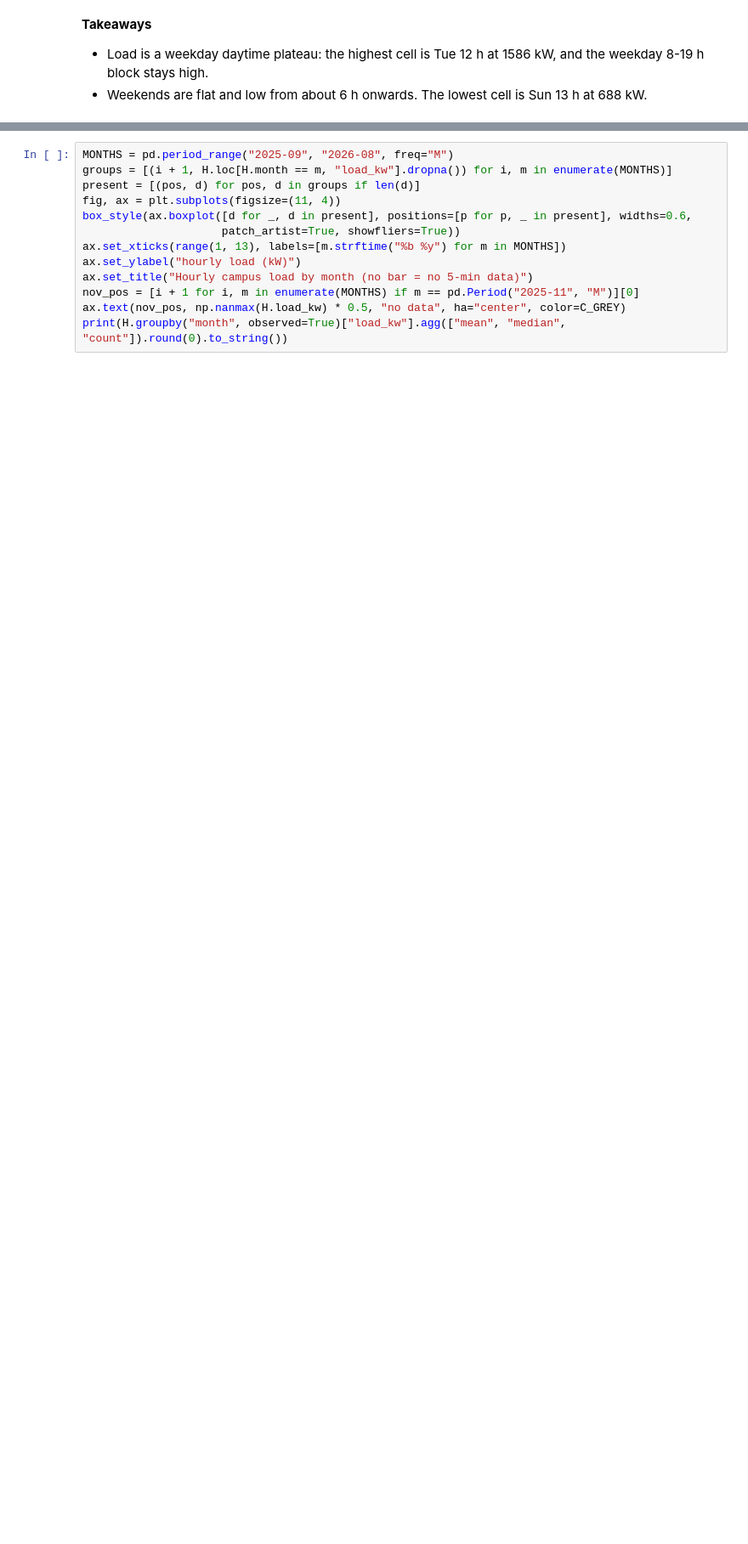
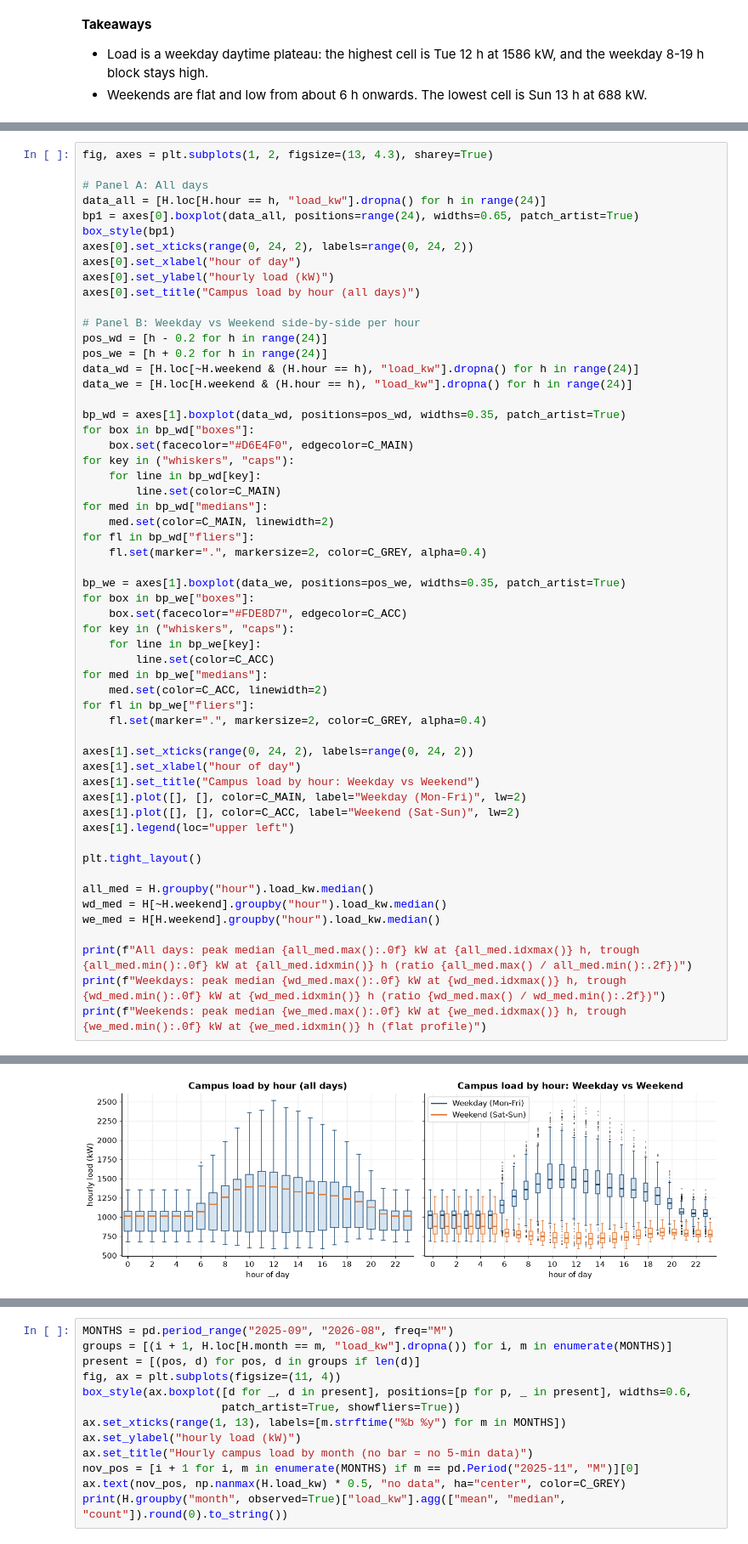
Before and after one commit to maxerrmax/DatathonFME_UPCSostenibleChallenge, a Jupyter notebook: notebooks/01_eda.ipynb, the cells around one changed output, grey strips where cells are left out. Shown at 85% size. Saved outputs shown, nothing was run; the diff lists cells and outputs as text; blank space fills up the shorter version.

```diff
--- a/notebooks/01_eda.ipynb
+++ b/notebooks/01_eda.ipynb
@@ -385,0 +439,57 @@ Highest weekday-hour cell: Tue 12h at 1586 kW; lowest: Sun 13h at 688 kW
+# %%
+fig, axes = plt.subplots(1, 2, figsize=(13, 4.3), sharey=True)
+
+# Panel A: All days
+data_all = [H.loc[H.hour == h, "load_kw"].dropna() for h in range(24)]
+bp1 = axes[0].boxplot(data_all, positions=range(24), widths=0.65, patch_artist=True)
+box_style(bp1)
+axes[0].set_xticks(range(0, 24, 2), labels=range(0, 24, 2))
+axes[0].set_xlabel("hour of day")
+axes[0].set_ylabel("hourly load (kW)")
+axes[0].set_title("Campus load by hour (all days)")
+
+# Panel B: Weekday vs Weekend side-by-side per hour
+pos_wd = [h - 0.2 for h in range(24)]
+pos_we = [h + 0.2 for h in range(24)]
+data_wd = [H.loc[~H.weekend & (H.hour == h), "load_kw"].dropna() for h in range(24)]
+data_we = [H.loc[H.weekend & (H.hour == h), "load_kw"].dropna() for h in range(24)]
+
+bp_wd = axes[1].boxplot(data_wd, positions=pos_wd, widths=0.35, patch_artist=True)
+for box in bp_wd["boxes"]:
+    box.set(facecolor="#D6E4F0", edgecolor=C_MAIN)
+for key in ("whiskers", "caps"):
+    for line in bp_wd[key]:
+        line.set(color=C_MAIN)
+for med in bp_wd["medians"]:
+    med.set(color=C_MAIN, linewidth=2)
+for fl in bp_wd["fliers"]:
+    fl.set(marker=".", markersize=2, color=C_GREY, alpha=0.4)
+
+bp_we = axes[1].boxplot(data_we, positions=pos_we, widths=0.35, patch_artist=True)
+for box in bp_we["boxes"]:
+    box.set(facecolor="#FDE8D7", edgecolor=C_ACC)
+for key in ("whiskers", "caps"):
+    for line in bp_we[key]:
+        line.set(color=C_ACC)
+for med in bp_we["medians"]:
+    med.set(color=C_ACC, linewidth=2)
+for fl in bp_we["fliers"]:
+    fl.set(marker=".", markersize=2, color=C_GREY, alpha=0.4)
+
+axes[1].set_xticks(range(0, 24, 2), labels=range(0, 24, 2))
+axes[1].set_xlabel("hour of day")
+axes[1].set_title("Campus load by hour: Weekday vs Weekend")
+axes[1].plot([], [], color=C_MAIN, label="Weekday (Mon-Fri)", lw=2)
+axes[1].plot([], [], color=C_ACC, label="Weekend (Sat-Sun)", lw=2)
+axes[1].legend(loc="upper left")
+
+plt.tight_layout()
+
+all_med = H.groupby("hour").load_kw.median()
+wd_med = H[~H.weekend].groupby("hour").load_kw.median()
+we_med = H[H.weekend].groupby("hour").load_kw.median()
+
+print(f"All days: peak median {all_med.max():.0f} kW at {all_med.idxmax()} h, trough {all_med.min():.0f} kW at {all_med.idxmin()} h (ratio {all_med.max() / all_med.min():.2f})")
+print(f"Weekdays: peak median {wd_med.max():.0f} kW at {wd_med.idxmax()} h, trough {wd_med.min():.0f} kW at {wd_med.idxmin()} h (ratio {wd_med.max() / wd_med.min():.2f})")
+print(f"Weekends: peak median {we_med.max():.0f} kW at {we_med.idxmax()} h, trough {we_med.min():.0f} kW at {we_med.idxmin()} h (flat profile)")
+# %% [output]
@@ -385,0 +499 @@ Highest weekday-hour cell: Tue 12h at 1586 kW; lowest: Sun 13h at 688 kW
+[figure, added]
```
Also changed, not shown: parts of 4 cells of this notebook, 2 other files.
